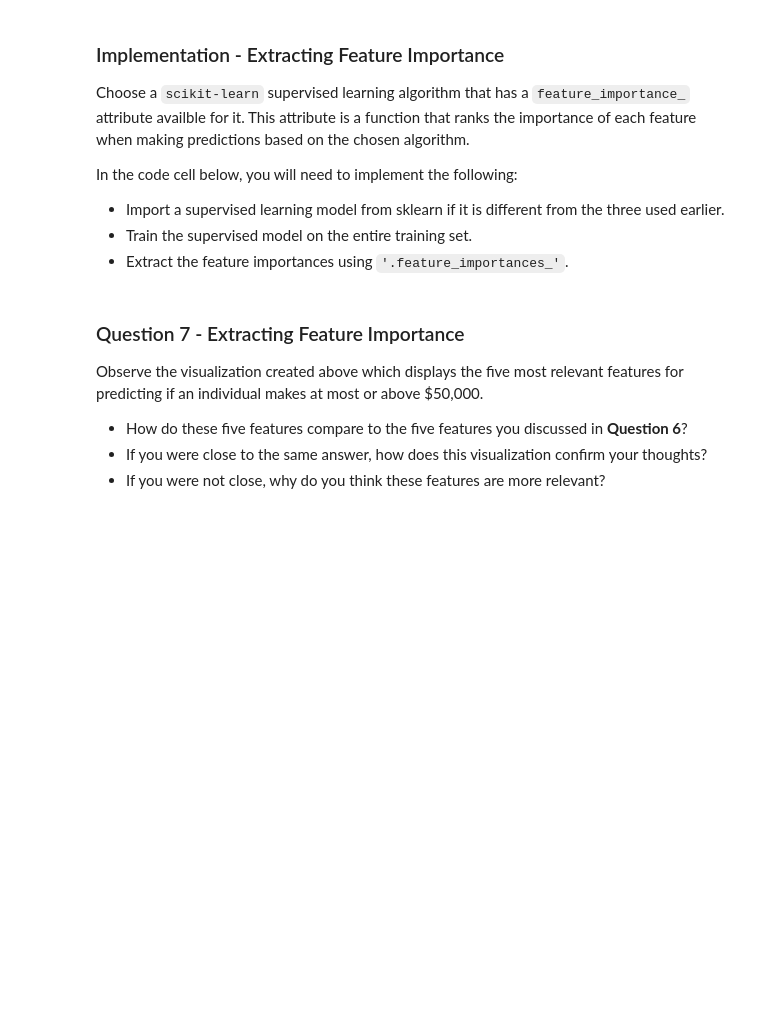
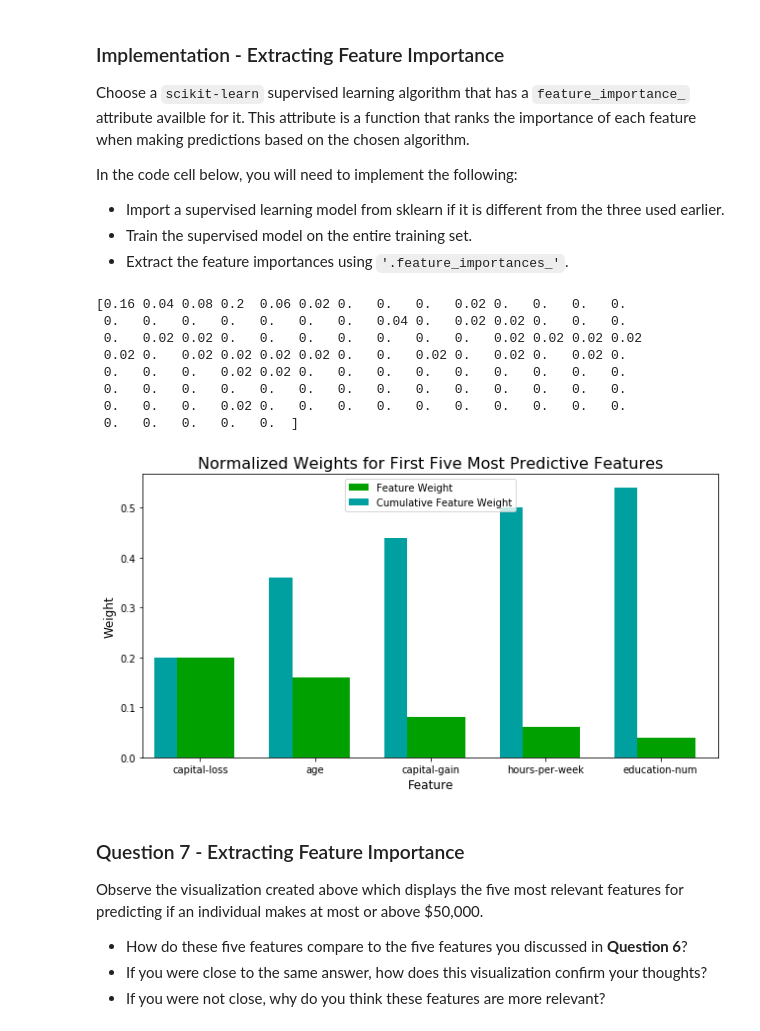
Before and after one commit to samiriff/MLND-finding-donors, a Jupyter notebook: finding_donors.ipynb, the cells around one changed output. Saved outputs shown, nothing was run; the diff lists cells and outputs as text; code cells hidden in the pictures; blank space fills up the shorter version.

Commit message:
Evaluated feature importance and feature selection on the best-fit model

```diff
--- a/finding_donors.ipynb
+++ b/finding_donors.ipynb
@@ -837,16 +843,28 @@ In the code cell below, you will need to implement the following:
  - Extract the feature importances using `'.feature_importances_'`.
 # %%
 # TODO: Import a supervised learning model that has 'feature_importances_'
-
+from sklearn.ensemble import AdaBoostClassifier
 
 # TODO: Train the supervised model on the training set using .fit(X_train, y_train)
-model = None
+model = AdaBoostClassifier()
+model.fit(X_train, y_train)
 
 # TODO: Extract the feature importances using .feature_importances_
-importances = None
+importances = model.feature_importances_
+print(importances)
 
 # Plot
 vs.feature_plot(importances, X_train, y_train)
+# %% [output]
+[0.16 0.04 0.08 0.2  0.06 0.02 0.   0.   0.   0.02 0.   0.   0.   0.
+ 0.   0.   0.   0.   0.   0.   0.   0.04 0.   0.02 0.02 0.   0.   0.
+ 0.   0.02 0.02 0.   0.   0.   0.   0.   0.   0.   0.02 0.02 0.02 0.02
+ 0.02 0.   0.02 0.02 0.02 0.02 0.   0.   0.02 0.   0.02 0.   0.02 0.
+ 0.   0.   0.   0.02 0.02 0.   0.   0.   0.   0.   0.   0.   0.   0.
+ 0.   0.   0.   0.   0.   0.   0.   0.   0.   0.   0.   0.   0.   0.
+ 0.   0.   0.   0.02 0.   0.   0.   0.   0.   0.   0.   0.   0.   0.
+ 0.   0.   0.   0.   0.  ]
+[figure, added]
 # %% [markdown]
 ### Question 7 - Extracting Feature Importance
 
```
Also changed, not shown: parts of 10 cells of this notebook.
